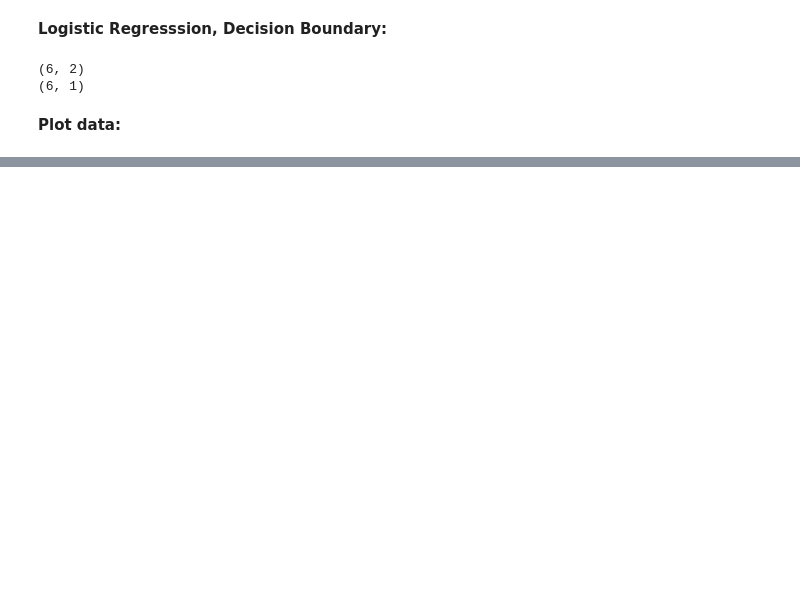
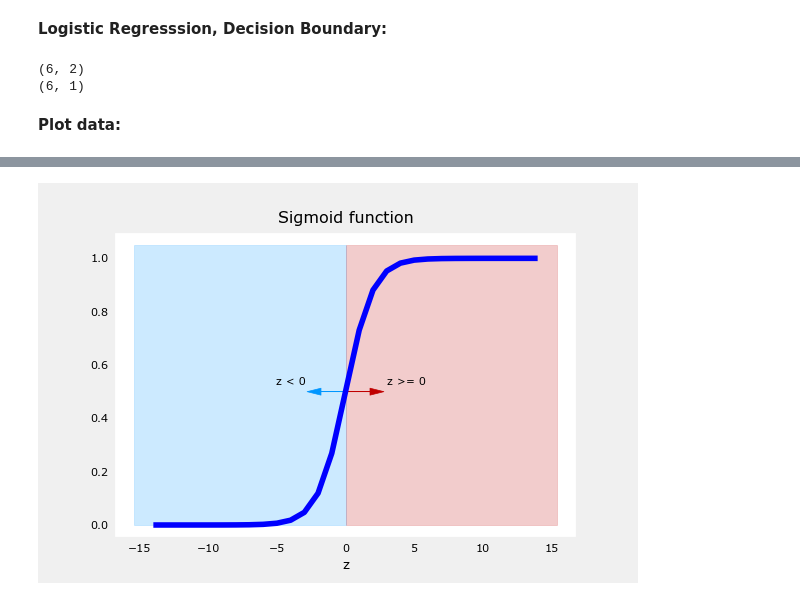
Before and after one commit to hridoynasah/Machine-Learning-Specialization, a Jupyter notebook: 1. Supervised Machine Learning/Week 3/LAB_W3/C1_W3_Lab03_Decision_Boundary.ipynb, the cells around one changed output, grey strips where cells are left out. Saved outputs shown, nothing was run; the diff lists cells and outputs as text; code cells hidden in the pictures; blank space fills up the shorter version.

```diff
--- a/1. Supervised Machine Learning/Week 3/LAB_W3/C1_W3_Lab03_Decision_Boundary.ipynb
+++ b/1. Supervised Machine Learning/Week 3/LAB_W3/C1_W3_Lab03_Decision_Boundary.ipynb
@@ -60,0 +29,12 @@ NameError: name 'x0' is not defined
+# %%
+# Plot sigmoid(z) over a range of values from -10 to 10
+z = np.arange(-14, 15)
+fig, ax = plt.subplots(1, 1, figsize=(6,4))
+
+# Plot z vs sigmoid(z)
+ax.plot(z, sigmoid(z), c="b")
+ax.set_title("Sigmoid function")
+ax.set_xlabel('z')
+draw_vthresh(ax, 0)
+# %% [output]
+[figure, added]
```
Also changed, not shown: parts of 7 cells of this notebook, 1 other file.
